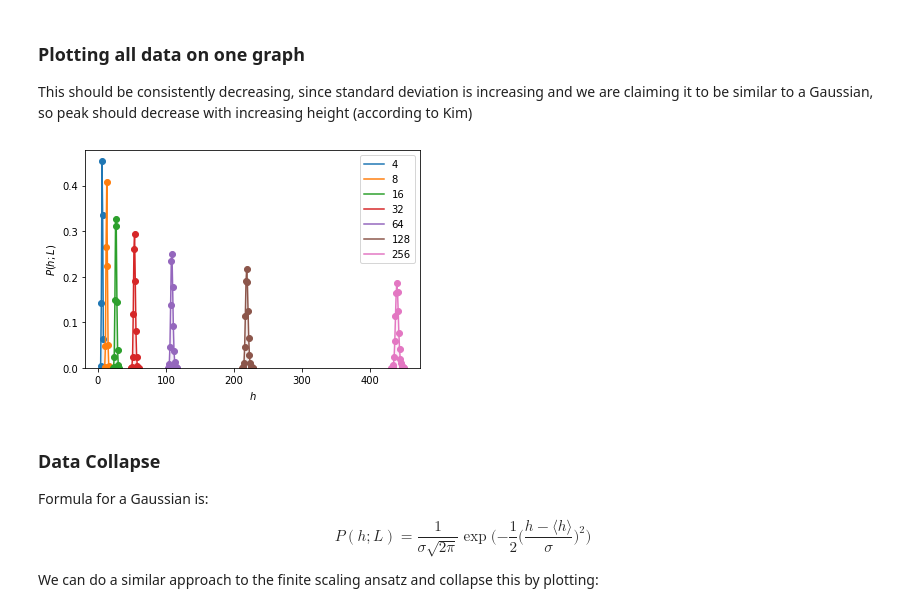
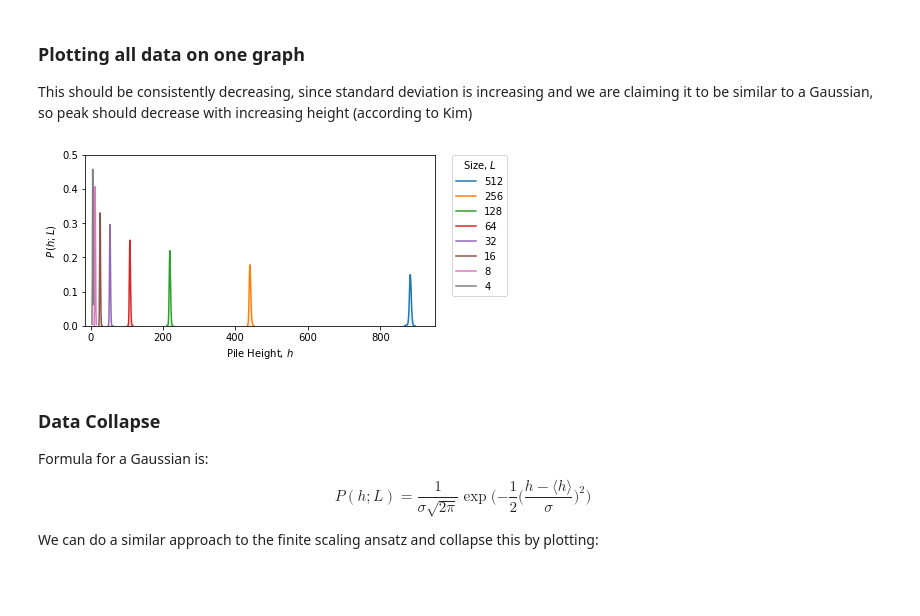
Before and after one commit to bdgrichards/oslo, a Jupyter notebook: oslo.ipynb, the cells around one changed output. Drawn from its saved outputs; the diff is of its cells as text; code cells hidden in the pictures; blank space fills up the shorter version.

```diff
--- a/oslo.ipynb
+++ b/oslo.ipynb
@@ -172,6 +175,9 @@ class Model:
                     pointer = 0
             else:
                 pointer += 1
+        # check values aren't approaching the 32 bit limit
+        if counter > 2e9:
+            raise Exception("Counter approaching 32 bit limit")
         return counter
 
     def cycle_with_threshold_transition_counts(self) -> dict[int, dict[int, int]]:
@@ -260,13 +266,15 @@ class Model:
         f = plt.figure()
         f.set_figwidth(3)
         f.set_figheight(6)
-        plt.bar(np.array(range(self.length)) + 1, heights, width=0.95)
+        plt.bar(np.array(range(self.length)) + 1,
+                heights, width=0.95, color='grey')
         plt.axis('scaled')
         plt.yticks(range(self.length * 2))
         plt.xticks(np.array(range(self.length)) + 1)
         plt.ylabel("Height")
         plt.xlabel("Site, i")
         plt.grid(axis='y')
+        # plt.savefig("system.svg", format='svg', bbox_inches='tight')
         plt.show()
 # %%
 # a useful function, used throughout the script
@@ -1171,7 +1224,8 @@ for length in lengths:
         while model.get_is_transient():
             model.cycle()
             height_values.append(model.get_pile_height())
-        for i in range(steady_state_cycles):
+        # continue for 1/2 L^2 more cycles
+        for i in range(int(0.5*length**2)):
             model.cycle()
             height_values.append(model.get_pile_height())
         height_lists.append(height_values)
@@ -1550,7 +1663,7 @@ plt.show()
 Note here we should **not** take averages over repeated runs of the model for each length
 # %%
 height_sequence_list: list[list[int]] = []
-lengths = [4, 8, 16, 32, 64, 128, 256]
+lengths = [4, 8, 16, 32, 64, 128, 256, 512]
 num_cycles = 100000
 # %%
 for length in lengths:
@@ -1857,19 +2094,27 @@ Plotting all of the height probability distributions individually:
 
 This should be consistently decreasing, since standard deviation is increasing and we are claiming it to be similar to a Gaussian, so peak should decrease with increasing height (according to Kim)
 # %%
-for i in range(len(lengths)):
+fig = plt.figure(figsize=(6.5, 3), layout="constrained")
+
+ax1 = fig.add_subplot(111)
+for i in reversed(range(len(lengths))):
     data = height_sequence_list[i]
     n, bins, patches = plt.hist(data, max(data) - min(data) + 1, density=True,
                                 range=(min(data)-0.5, max(data)+0.5), alpha=0.1)
     bin_means = [0.5 * (bins[i] + bins[i+1]) for i in range(len(n))]
-    plt.scatter(bin_means, n, c="C%i" % i)
-    plt.plot(bin_means, n, color="C%i" % i, label=lengths[i])
-plt.legend()
-plt.xlabel("$h$")
-plt.ylabel("$P(h;L)$")
-plt.show()
+    # ax1.scatter(bin_means, n, s=50, marker='x', c="C%i" % (len(lengths) - i -1), label=lengths[i]) # type: ignore
+    ax1.plot(bin_means, n, color="C%i" %
+             (len(lengths) - i - 1), label=lengths[i])
+ax1.legend(bbox_to_anchor=(1.05, 1), loc='upper left',
+           borderaxespad=0., title="Size, $L$")
+ax1.set_xlabel("Pile Height, $h$")
+ax1.set_xlim(-15, 950)
+ax1.set_ylim(0, 0.5)
+ax1.set_ylabel("$P \, (h;L)$")
+
+plt.savefig('all_prob_distributions.svg', format='svg', bbox_inches='tight')
 # %% [output]
-[figure, old version]
+[figure, new version]
 # %% [markdown]
 ### Data Collapse
 
```
Also changed, not shown: parts of 43 cells of this notebook, 8 other files.
